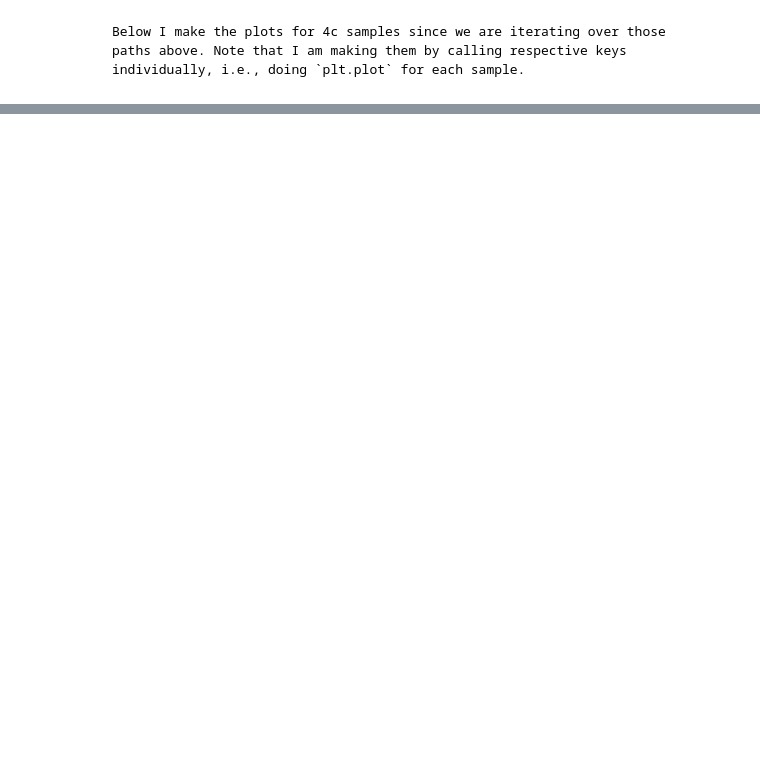
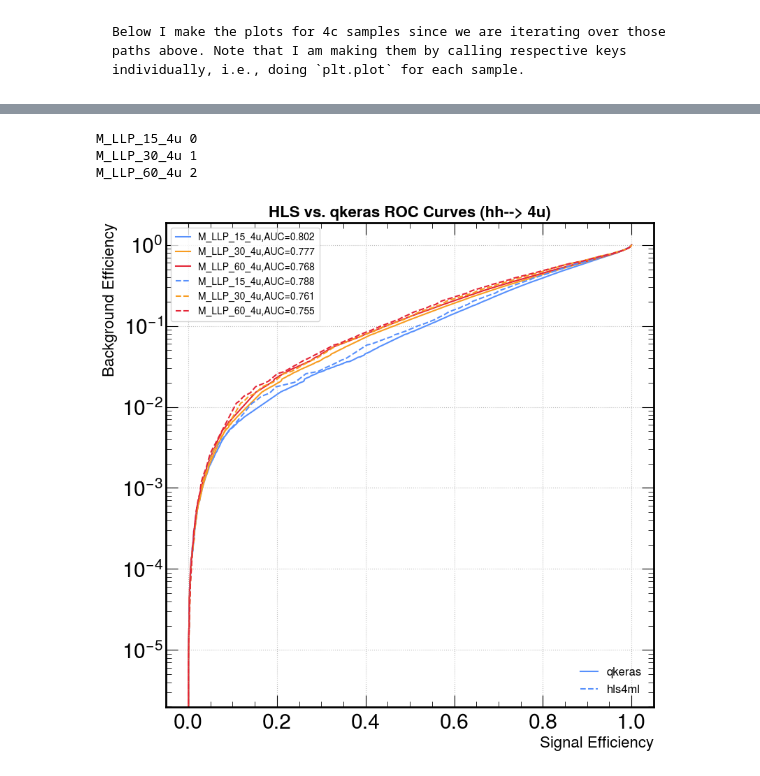
Before and after one commit to Brainz22/L1LLPJetTagger, a Jupyter notebook: qkROC_all.ipynb, the cells around one changed output, grey strips where cells are left out. Drawn from its saved outputs; the diff is of its cells as text; code cells hidden in the pictures; blank space fills up the shorter version.

```diff
--- a/qkROC_all.ipynb
+++ b/qkROC_all.ipynb
@@ -94,2 +117,9 @@ keys4b = ["original", "M_LLP_30_ctau_1", "M_LLP_30_ctau_10", "M_LLP_30_ctau_100"
+# %%
+modelLocations4u = {
+                    #"original":"/home/users/russelld/L1JetTagDaniel/hls4mlModifications/10-08-23/02-02_Scripts/stop_4b_4c/noNorm_noSigmoid/noNorm/noNorm_train_qkL1JetTagModel.h5",
+                    "M_LLP_15_4u": model_path,
+                    "M_LLP_30_4u": model_path,
+                    "M_LLP_60_4u": model_path,
+                    }
 # %% [markdown]
     Below I start the plotting. Do not change the bkgTestFile. This has the testing data with QCD jets we've been using.
@@ -1579,0 +779,7 @@ plt.show()
+# %%
+results4u = {}
+hls_results4u = {}
+scores4u = {}
+hls_scores4u = {}
+llpFeats_scores4u ={}
+llpFeats_HLSscores4u ={}
@@ -1579,0 +979,32 @@ plt.show()
+# %%
+fig, ax = plt.subplots(figsize=(9,9))
+for key in results4u.keys():
+    plt.plot(results4u[key]["tpr"], results4u[key]["fpr"],
+            label="{},AUC={:.3f}".format(key, results4u[key]["auc"]))
+plt.gca().set_prop_cycle(None)  # reset the colors
+for i, key in enumerate(hls_results4u.keys()):
+    print(key, i)
+    plt.plot(hls_results4u[key]["tpr"], hls_results4u[key]["fpr"],
+            label ="{},AUC={:.3f}".format(key, hls_results4u[key]["auc"]),
+            linestyle ="--" )
+
+plt.ylabel("Background Efficiency", fontsize=16)
+plt.xlabel("Signal Efficiency", fontsize=16)
+plt.title("HLS vs. qkeras ROC Curves (hh--> 4u)", fontsize=16, weight="bold")
+plt.legend(loc="best", fontsize=10, frameon=True)
+#plt.xscale("log")
+plt.yscale("log")
+plt.grid(True)
+
+lines = [Line2D([0], [0], ls='-'), Line2D([0], [0], ls='--')]
+from matplotlib.legend import Legend
+
+leg = Legend(ax, lines, labels=['qkeras', 'hls4ml'], loc='lower right', frameon=False, fontsize=12)
+ax.add_artist(leg)
+plt.savefig(f"{tag}_test4u.pdf", dpi=120)
+plt.savefig(f"{tag}_test4u.png", dpi=120)
+# %% [output]
+M_LLP_15_4u 0
+M_LLP_30_4u 1
+M_LLP_60_4u 2
+[figure, added]
```
Also changed, not shown: parts of 127 cells of this notebook, 43 other files.
